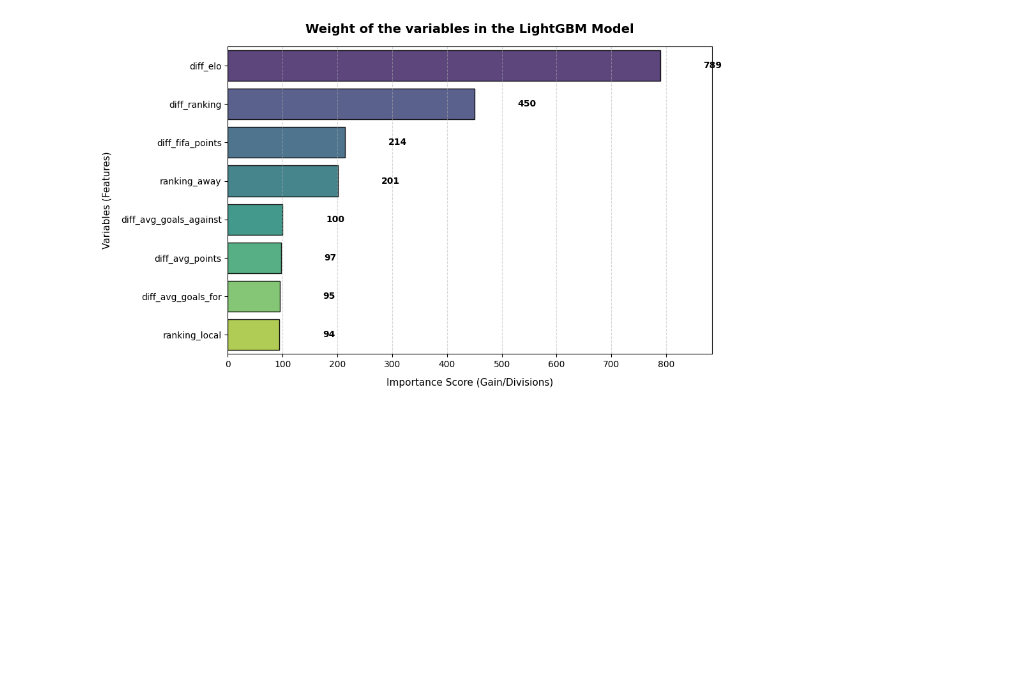
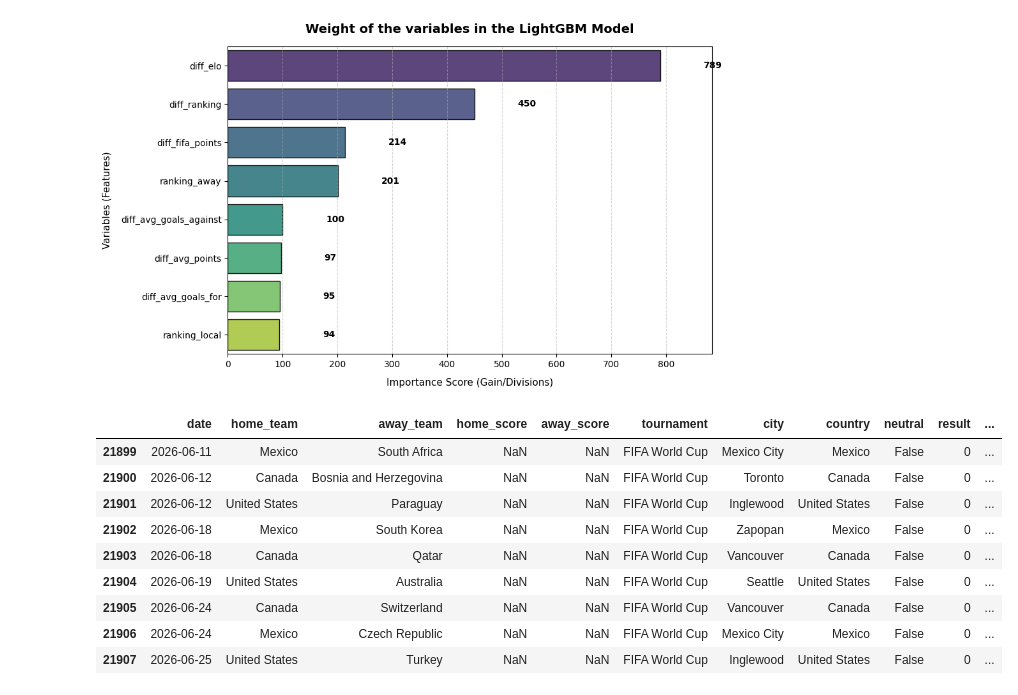
Before and after one commit to nandogm-999/predictor_partidos, a Jupyter notebook: 1.2_prueba.ipynb, the cells around one changed output. Cells and saved outputs as stored; diff of their text form; code cells hidden in the pictures; blank space fills up the shorter version.

```diff
--- a/1.2_prueba.ipynb
+++ b/1.2_prueba.ipynb
@@ -5,7 +5,7 @@ from sklearn.ensemble import HistGradientBoostingClassifier
 from sklearn.metrics import accuracy_score, classification_report
 
 
-df = pd.read_csv("data/processed_data.csv", parse_dates=["date"])
+df = pd.read_csv("data/processed_data.csv", parse_dates=["date"]).copy()
 features = [
 'diff_elo',
 'diff_avg_goals_for',
@@ -17,12 +17,13 @@ features = [
 'ranking_away',
 ]
 
-df = df[df["date"] < "2026-05-01"]
+df_training = df[df["date"] < "2026-05-01"]
+df_training = df_training.dropna(subset=features)
 
-df_train = df[(df["date"] < "2023-06-01") ].copy()
+df_train = df_training[(df_training["date"] < "2023-06-01") ].copy()
 X_train = df_train[features]
 y_train = df_train["result"]
-df_test = df[(df["date"] >= "2023-06-01") ].copy()
+df_test = df_training[(df_training["date"] >= "2023-06-01") ].copy()
 X_test = df_test[features]
 y_test = df_test["result"]
 y_test
@@ -259,3 +260,85 @@ Passing `palette` without assigning `hue` is deprecated and will be removed in v
 
   sns.barplot(
 [figure]
+# %%
+df_world_cup = df[df["date"] >= "2026-05-01"].copy()
+group_map = {
+    # Grupo A
+    "Mexico": "A",
+    "South Africa": "A",
+    "South Korea": "A",
+    "Czech Republic": "A",
+    # Grupo B
+    "Canada": "B",
+    "Bosnia and Herzegovina": "B",
+    "Qatar": "B",
+    "Switzerland": "B",
+    # Grupo C
+    "Brazil": "C",
+    "Morocco": "C",
+    "Haiti": "C",
+    "Scotland": "C",
+    # Grupo D
+    "United States": "D",
+    "Paraguay": "D",
+    "Australia": "D",
+    "Turkey": "D",
+    # Grupo E
+    "Germany": "E",
+    "Curaçao": "E",
+    "Ivory Coast": "E",
+    "Ecuador": "E",
+    # Grupo F
+    "Netherlands": "F",
+    "Japan": "F",
+    "Sweden": "F",
+    "Tunisia": "F",
+    # Grupo G
+    "Belgium": "G",
+    "Egypt": "G",
+    "Iran": "G",
+    "New Zealand": "G",
+    # Grupo H
+    "Spain": "H",
+    "Cape Verde": "H",
+    "Uruguay": "H",
+    "Saudi Arabia": "H",
+    # Grupo I
+    "France": "I",
+    "Senegal": "I",
+    "Iraq": "I",
+    "Norway": "I",
+    # Grupo J
+    "Argentina": "J",
+    "Algeria": "J",
+    "Austria": "J",
+    "Jordan": "J",
+    # Grupo K
+    "Portugal": "K",
+    "DR Congo": "K",
+    "Uzbekistan": "K",
+    "Colombia": "K",
+    # Grupo L
+    "England": "L",
+    "Ghana": "L",
+    "Croatia": "L",
+    "Panama": "L",
+}
+
+
+df_world_cup["group"] = df_world_cup["home_team"].map(group_map)
+
+df_world_cup["group"] = df_world_cup["group"].fillna("others")
+
+df_world_cup
+# %% [output]
+|  | date | home_team | away_team | home_score | away_score | tournament | city | country | neutral | result | ... |
+| 21899 | 2026-06-11 | Mexico | South Africa | NaN | NaN | FIFA World Cup | Mexico City | Mexico | False | 0 | ... |
+| 21900 | 2026-06-12 | Canada | Bosnia and Herzegovina | NaN | NaN | FIFA World Cup | Toronto | Canada | False | 0 | ... |
+| 21901 | 2026-06-12 | United States | Paraguay | NaN | NaN | FIFA World Cup | Inglewood | United States | False | 0 | ... |
+| 21902 | 2026-06-18 | Mexico | South Korea | NaN | NaN | FIFA World Cup | Zapopan | Mexico | False | 0 | ... |
+| 21903 | 2026-06-18 | Canada | Qatar | NaN | NaN | FIFA World Cup | Vancouver | Canada | False | 0 | ... |
+| 21904 | 2026-06-19 | United States | Australia | NaN | NaN | FIFA World Cup | Seattle | United States | False | 0 | ... |
+| 21905 | 2026-06-24 | Canada | Switzerland | NaN | NaN | FIFA World Cup | Vancouver | Canada | False | 0 | ... |
+| 21906 | 2026-06-24 | Mexico | Czech Republic | NaN | NaN | FIFA World Cup | Mexico City | Mexico | False | 0 | ... |
+| 21907 | 2026-06-25 | United States | Turkey | NaN | NaN | FIFA World Cup | Inglewood | United States | False | 0 | ... |
```
Also changed, not shown: parts of 5 cells of this notebook, 2 other files.
